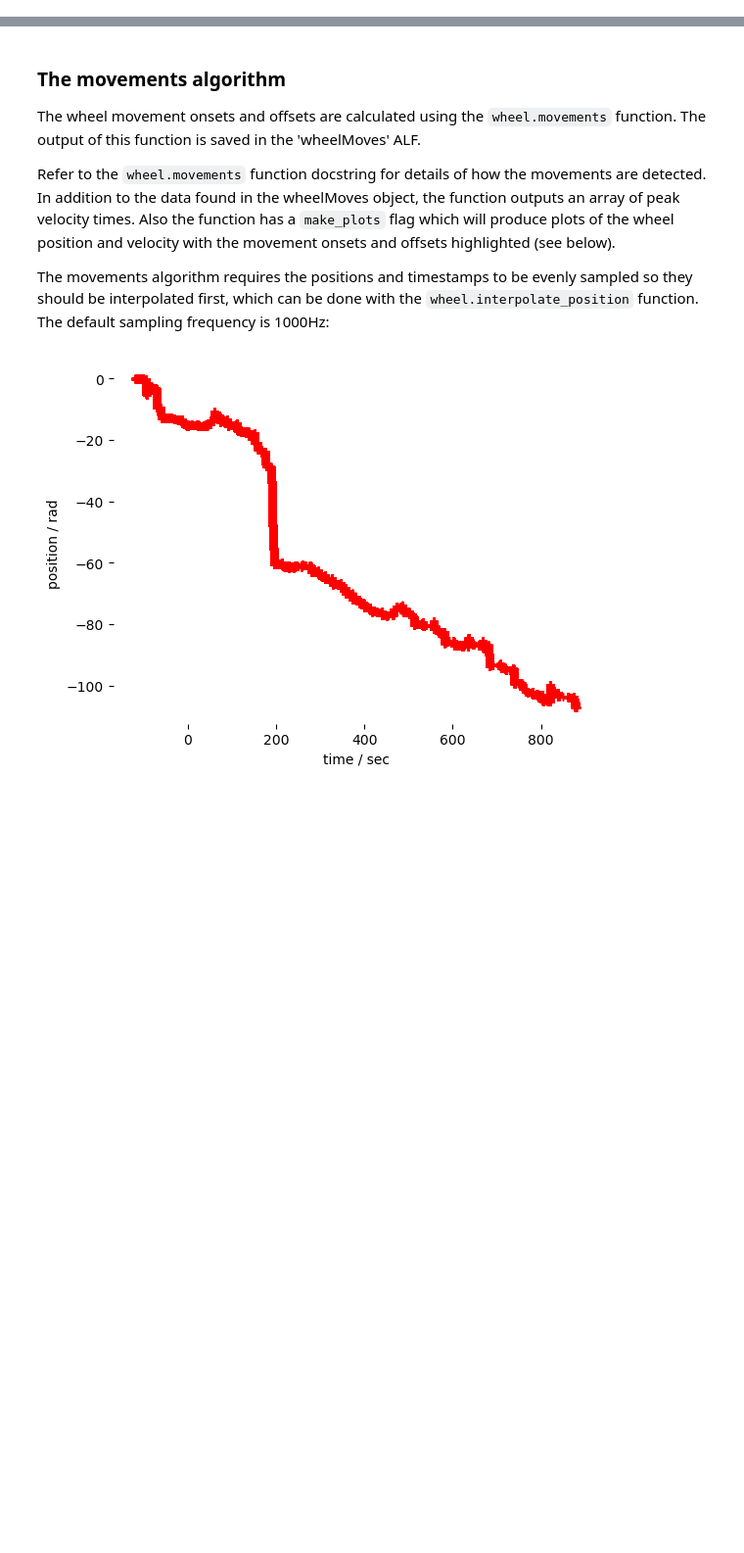
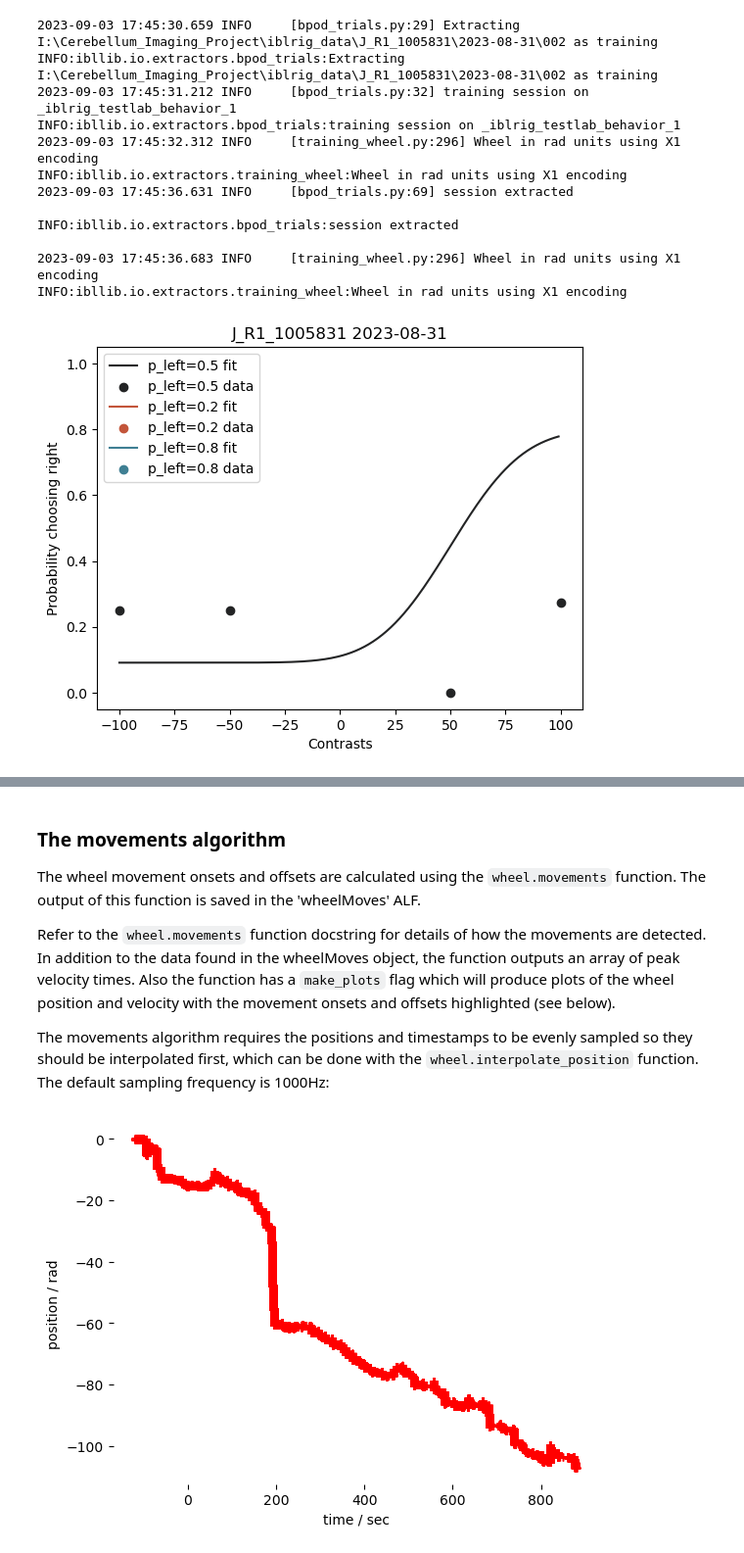
Before and after one commit to edwardyan95/ibllib, a Jupyter notebook: brainbox/examples/EY_preprocess.ipynb, the cells around one changed output, grey strips where cells are left out. Shown: that part at 98% size. Saved outputs shown, nothing was run; the diff lists cells and outputs as text; code cells hidden in the pictures; blank space fills up the shorter version.

```diff
--- a/brainbox/examples/EY_preprocess.ipynb
+++ b/brainbox/examples/EY_preprocess.ipynb
@@ -17,7 +17,7 @@ from ibllib.io.extractors.training_wheel import extract_first_movement_times
 from localAlf import load_wheel_reaction_times_local
 from brainbox.behavior.training import *
 # %%
-session_path = r'I:\Cerebellum_Imaging_Project\iblrig_data\J_R1_1005831\2023-09-01\002'
+session_path = r'I:\Cerebellum_Imaging_Project\iblrig_data\J_R1_1005831\2023-08-31\002'
 subject_id = session_path[session_path.find('iblrig_data')+12:session_path.find('iblrig_data')+24]
 date = session_path[session_path.find(subject_id)+13:session_path.find(subject_id)+23]
 # bpod_data = load_data(session_path)
@@ -45,0 +27,27 @@ INFO:ibllib.io.extractors.training_wheel:Wheel in rad units using X1 encoding
+# %%
+trials, wheel, output_files = extract_all(session_path, save=True)
+wheel= load_object(session_path+'\\alf', 'wheel')
+wheel_moves = extract_wheel_moves(wheel.timestamps, wheel.position)
+trial_data = load_object(session_path+'\\alf', 'trials')
+
+# # Replace nans with zeros
+trial_data.contrastRight[np.isnan(trial_data.contrastRight)] = 0
+trial_data.contrastLeft[np.isnan(trial_data.contrastLeft)] = 0
+
+psych_fig, psych_ax = plot_psychometric(trial_data, ax=None, title=None, plot_ci=False, ci_aplha=0.32)
+plt.title(subject_id+' '+date)
+psych_fig.savefig(session_path+'\\psychometric_curve.png')
+# %% [output]
+2023-09-03 17:45:30.659 INFO     [bpod_trials.py:29] Extracting I:\Cerebellum_Imaging_Project\iblrig_data\J_R1_1005831\2023-08-31\002 as training
+INFO:ibllib.io.extractors.bpod_trials:Extracting I:\Cerebellum_Imaging_Project\iblrig_data\J_R1_1005831\2023-08-31\002 as training
+2023-09-03 17:45:31.212 INFO     [bpod_trials.py:32] training session on _iblrig_testlab_behavior_1
+INFO:ibllib.io.extractors.bpod_trials:training session on _iblrig_testlab_behavior_1
+2023-09-03 17:45:32.312 INFO     [training_wheel.py:296] Wheel in rad units using X1 encoding
+INFO:ibllib.io.extractors.training_wheel:Wheel in rad units using X1 encoding
+2023-09-03 17:45:36.631 INFO     [bpod_trials.py:69] session extracted
+
+INFO:ibllib.io.extractors.bpod_trials:session extracted
+
+2023-09-03 17:45:36.683 INFO     [training_wheel.py:296] Wheel in rad units using X1 encoding
+INFO:ibllib.io.extractors.training_wheel:Wheel in rad units using X1 encoding
+[figure, added]
```
Also changed, not shown: parts of 12 cells of this notebook.
